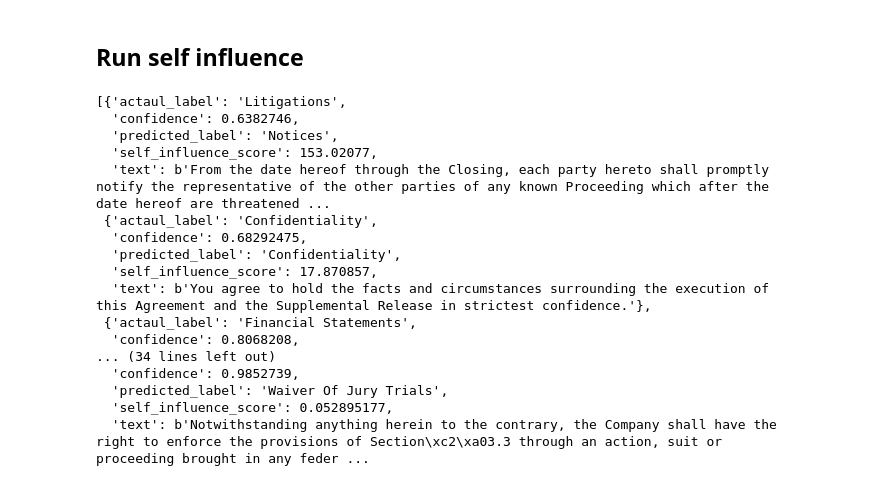
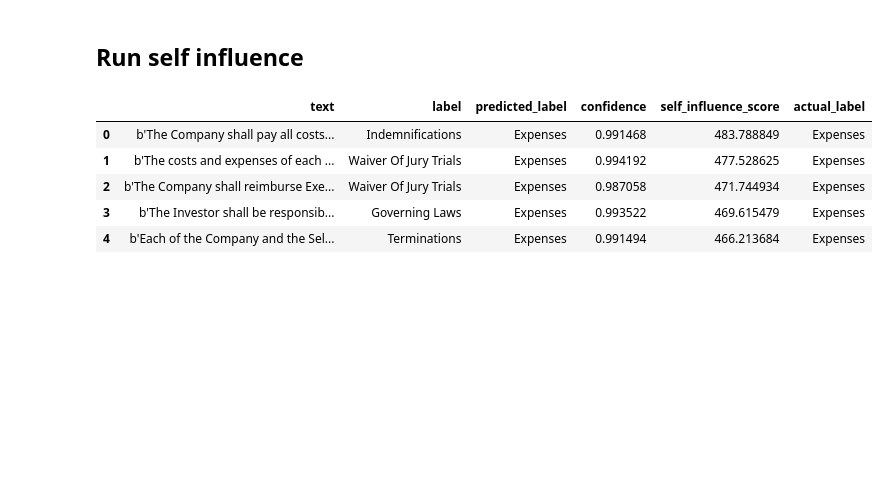
Before and after one commit to praseedm/tracin_implemention_on_ledgar_dataset, a Jupyter notebook: Mislabelled_detection_using_self_influence.ipynb, the cells around one changed output. Drawn from its saved outputs; the diff is of its cells as text; code cells hidden in the pictures; blank space fills up the shorter version.

```diff
--- a/Mislabelled_detection_using_self_influence.ipynb
+++ b/Mislabelled_detection_using_self_influence.ipynb
@@ -113,7 +169,7 @@ Loading model from ./train_outputs/mymodel_6
 # %%
 def compute_self_influence(inputs, models):
   # Refered from the TracIn, https://arxiv.org/pdf/2002.08484.pdf
-  texts , labels = inputs
+  texts , labels, actual_labels = inputs
   self_influences = []
   for checkpoint_model in models:
     # picking weights from the last  two fully connected layer.
@@ -130,7 +186,7 @@ def compute_self_influence(inputs, models):
     self_influences.append(scores)
 
     probs, predicted_labels = tf.math.top_k(probs, k=1)
-    return texts,  tf.math.reduce_sum(tf.stack(self_influences, axis=-1), axis=-1), labels, probs, predicted_labels
+    return texts,  tf.math.reduce_sum(tf.stack(self_influences, axis=-1), axis=-1), labels, probs, predicted_labels, actual_labels
 
 
 def run(dataset):
@@ -139,19 +195,22 @@ def run(dataset):
   labels = []
   predict_probs = []
   predict_labels = []
+  actual_labels = []
 
   for batch in tqdm(dataset):
-    b_texts , b_scores , b_labels, b_probs , b_predicted_labels = compute_self_influence(inputs=batch, models=checkpoint_models)
+    b_texts , b_scores , b_labels, b_probs , b_predicted_labels, b_actual_labels = compute_self_influence(inputs=batch, models=checkpoint_models)
     texts.append(b_texts.numpy())
     scores.append(b_scores.numpy())
     labels.append(b_labels.numpy())
     predict_probs.append(b_probs.numpy())
     predict_labels.append(b_predicted_labels.numpy())
+    actual_labels.append(b_actual_labels.numpy())
 
   return {
       'texts' : np.concatenate(texts),
       'self_influence_scores' : np.concatenate(scores),
       'labels' : np.concatenate(labels),
       'predicted_probs' : np.concatenate(predict_probs),
-      'predicted_labels' : np.concatenate(predict_labels)
+      'predicted_labels' : np.concatenate(predict_labels),
+      'actual_labels' : np.concatenate(actual_labels)
   }
@@ -160,3 +217,5 @@ res = run(train_ds)
+# %%
+self_influece_result = run(dataset)
 # %%
 def get_label_name_from_index(index):
   return label_names[index]
@@ -176,23 +236,3 @@ def save_result(self_incluence_features, topk=10):
     )
 
   return result
-# %%
-save_result(res)
-# %% [output]
-[{'actaul_label': 'Litigations',
-  'confidence': 0.6382746,
-  'predicted_label': 'Notices',
-  'self_influence_score': 153.02077,
-  'text': b'From the date hereof through the Closing, each party hereto shall promptly notify the representative of the other parties of any known Proceeding which after the date hereof are threatened ...
- {'actaul_label': 'Confidentiality',
-  'confidence': 0.68292475,
-  'predicted_label': 'Confidentiality',
-  'self_influence_score': 17.870857,
-  'text': b'You agree to hold the facts and circumstances surrounding the execution of this Agreement and the Supplemental Release in strictest confidence.'},
- {'actaul_label': 'Financial Statements',
-  'confidence': 0.8068208,
-... (34 lines left out)
-  'confidence': 0.9852739,
-  'predicted_label': 'Waiver Of Jury Trials',
-  'self_influence_score': 0.052895177,
-  'text': b'Notwithstanding anything herein to the contrary, the Company shall have the right to enforce the provisions of Section\xc2\xa03.3 through an action, suit or proceeding brought in any feder ...
@@ -198,0 +241,9 @@ save_result(res)
+# %%
+self_influence_result_df.head(5)
+# %% [output]
+|  | text | label | predicted_label | confidence | self_influence_score | actual_label |
+| 0 | b'The Company shall pay all costs... | Indemnifications | Expenses | 0.991468 | 483.788849 | Expenses |
+| 1 | b'The costs and expenses of each ... | Waiver Of Jury Trials | Expenses | 0.994192 | 477.528625 | Expenses |
+| 2 | b'The Company shall reimburse Exe... | Waiver Of Jury Trials | Expenses | 0.987058 | 471.744934 | Expenses |
+| 3 | b'The Investor shall be responsib... | Governing Laws | Expenses | 0.993522 | 469.615479 | Expenses |
+| 4 | b'Each of the Company and the Sel... | Terminations | Expenses | 0.991494 | 466.213684 | Expenses |
```
Also changed, not shown: parts of 33 cells of this notebook.
